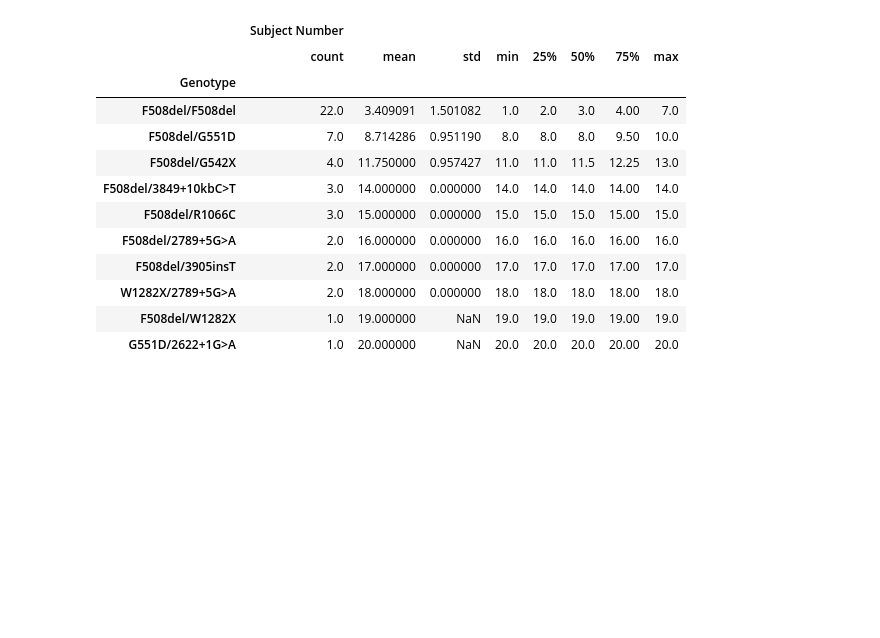
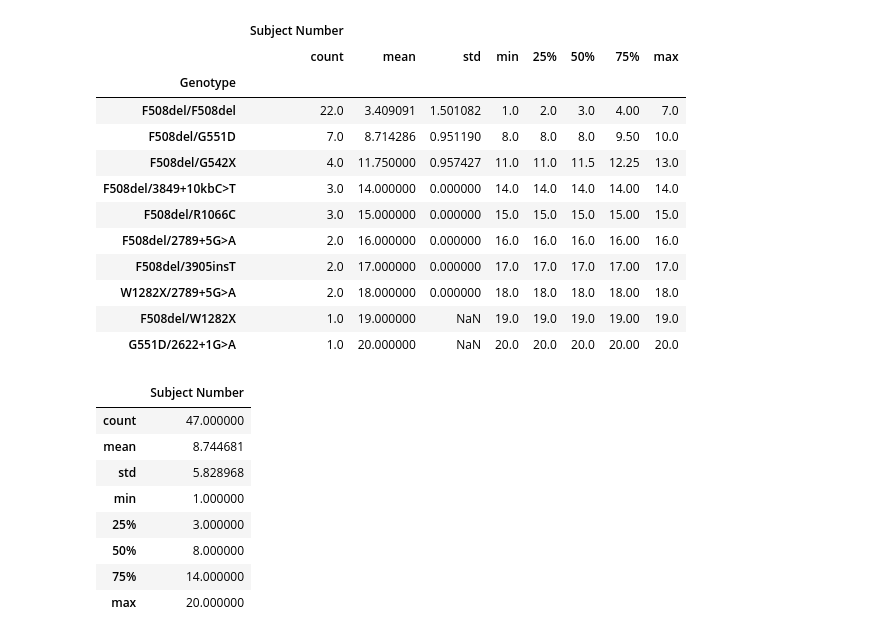
Before and after one commit to dinhtuanphan/MachineLearningForTherapies, a Jupyter notebook: CF.ipynb, the cells around one changed output. Saved outputs shown, nothing was run; the diff lists cells and outputs as text; code cells hidden in the pictures; blank space fills up the shorter version.

```diff
--- a/CF.ipynb
+++ b/CF.ipynb
@@ -174,3 +143,15 @@ cf_sorted.groupby('Genotype').describe()
 | W1282X/2789+5G>A | 2.0 | 18.000000 | 0.000000 | 18.0 | 18.0 | 18.0 | 18.00 | 18.0 |
 | F508del/W1282X | 1.0 | 19.000000 | NaN | 19.0 | 19.0 | 19.0 | 19.00 | 19.0 |
 | G551D/2622+1G>A | 1.0 | 20.000000 | NaN | 20.0 | 20.0 | 20.0 | 20.00 | 20.0 |
+# %%
+cf_sorted.describe()
+# %% [output]
+|  | Subject Number |
+| count | 47.000000 |
+| mean | 8.744681 |
+| std | 5.828968 |
+| min | 1.000000 |
+| 25% | 3.000000 |
+| 50% | 8.000000 |
+| 75% | 14.000000 |
+| max | 20.000000 |
```
Also changed, not shown: parts of 4 cells of this notebook.
